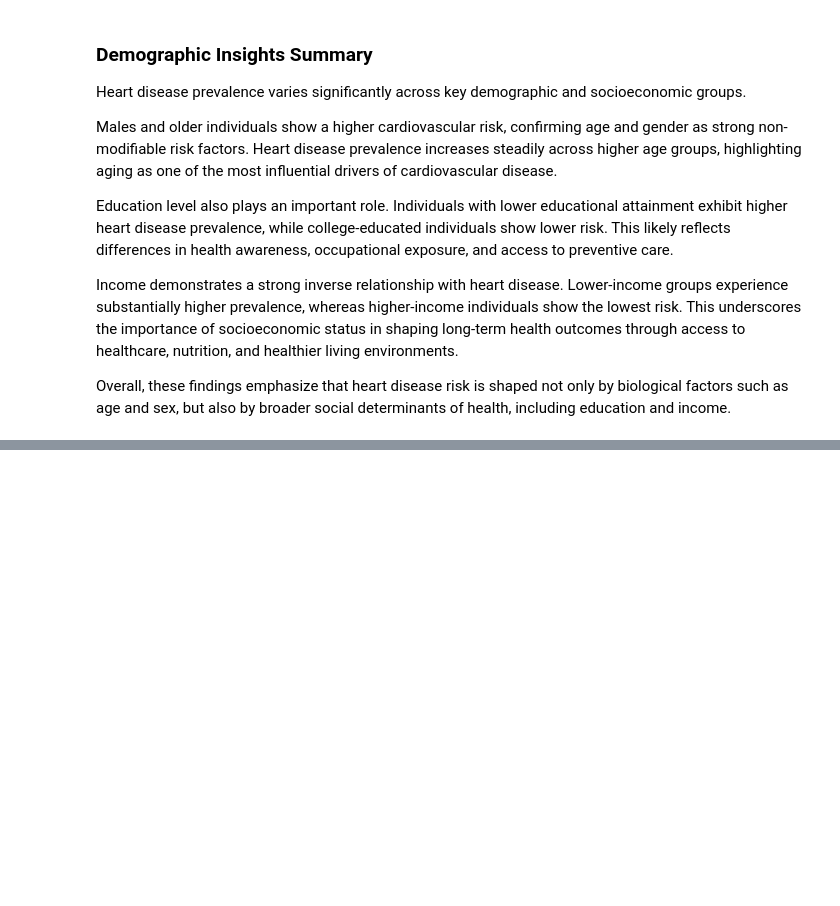
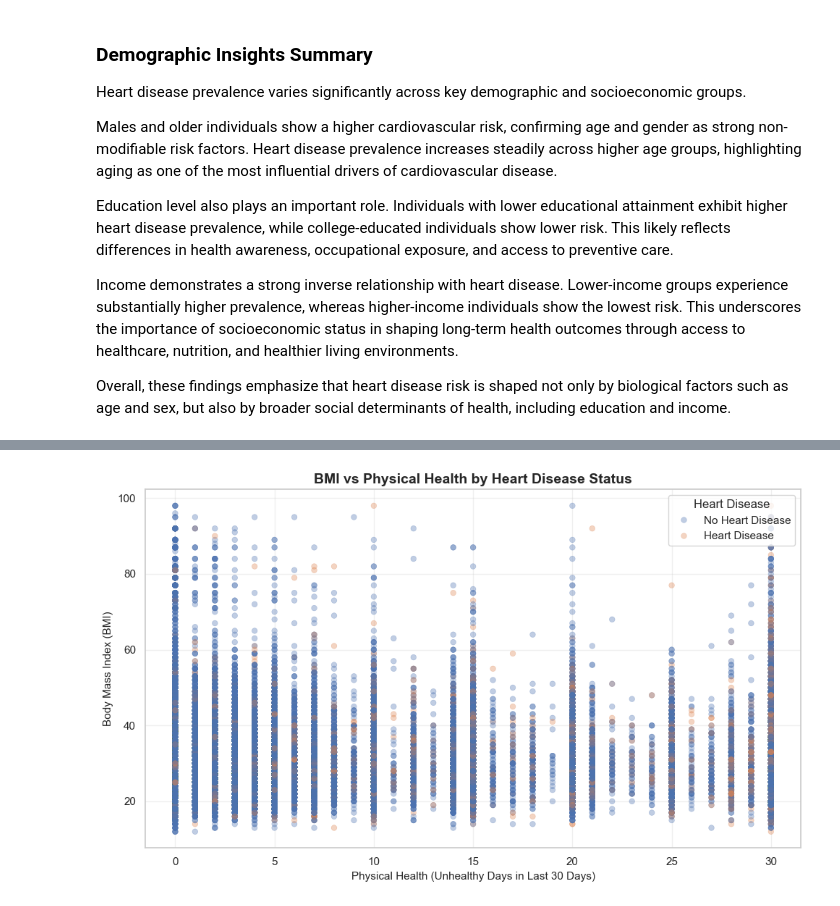
Before and after one commit to 9yearsleft/Heart_Disease_EDA_Jyoti_Prakash, a Jupyter notebook: EDA_Heart_Disease_Jyoti_Prakash_Das.ipynb, the cells around one changed output, grey strips where cells are left out. Saved outputs shown, nothing was run; the diff lists cells and outputs as text; code cells hidden in the pictures; blank space fills up the shorter version.

```diff
--- a/EDA_Heart_Disease_Jyoti_Prakash_Das.ipynb
+++ b/EDA_Heart_Disease_Jyoti_Prakash_Das.ipynb
@@ -1507,0 +1588,23 @@ Overall, these findings emphasize that heart disease risk is shaped not only by
+# %%
+plt.figure(figsize=(10, 6))
+
+sns.scatterplot(
+    data=df,
+    x="PhysHlth",
+    y="BMI",
+    hue="HeartDiseaseLabel",
+    alpha=0.35,
+    s=30,
+    edgecolor=None
+)
+
+plt.title("BMI vs Physical Health by Heart Disease Status", fontsize=14, fontweight="bold")
+plt.xlabel("Physical Health (Unhealthy Days in Last 30 Days)", fontsize=11)
+plt.ylabel("Body Mass Index (BMI)", fontsize=11)
+
+plt.legend(title="Heart Disease", loc="upper right", frameon=True)
+plt.grid(alpha=0.3)
+plt.tight_layout()
+plt.show()
+# %% [output]
+[figure, added]
```
Also changed, not shown: parts of 16 cells of this notebook.
